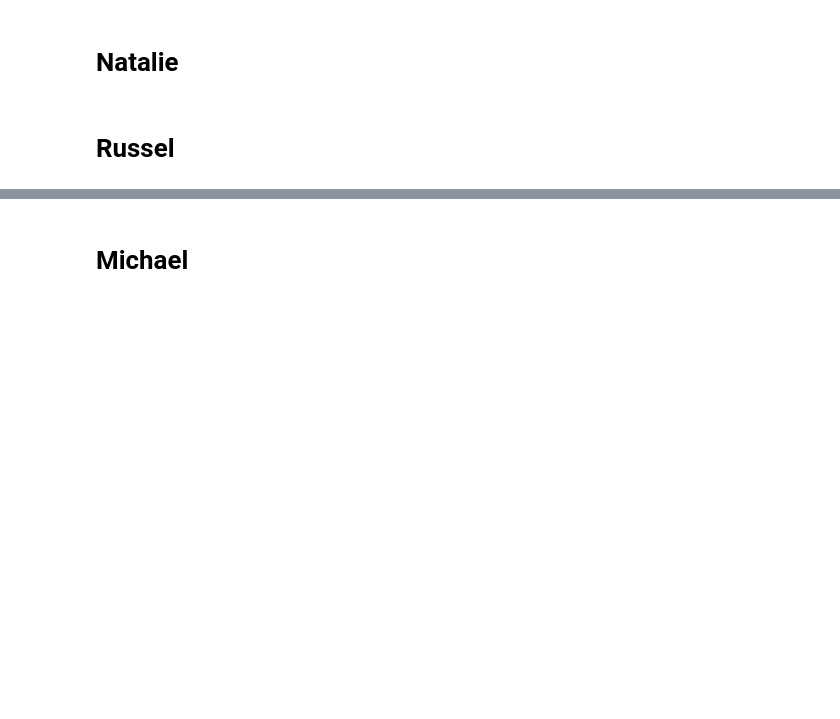
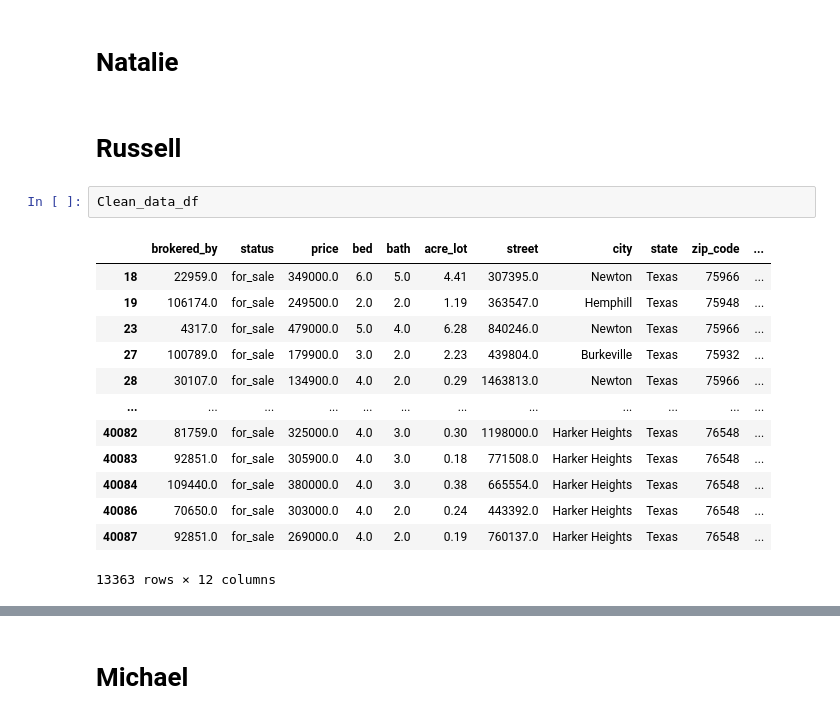
Before and after one commit to trentlerma/groupthreeproject, a Jupyter notebook: Project 2.ipynb, the cells around one changed output, grey strips where cells are left out. Saved outputs shown, nothing was run; the diff lists cells and outputs as text; blank space fills up the shorter version.

```diff
--- a/Project 2.ipynb
+++ b/Project 2.ipynb
@@ -618,4 +655,20 @@ NameError: name 'RandomForestClassifier' is not defined
 # %% [markdown]
 # Natalie
 # %% [markdown]
-# Russel
+# Russell
+# %%
+Clean_data_df
+# %% [output]
+|  | brokered_by | status | price | bed | bath | acre_lot | street | city | state | zip_code | ... |
+| 18 | 22959.0 | for_sale | 349000.0 | 6.0 | 5.0 | 4.41 | 307395.0 | Newton | Texas | 75966 | ... |
+| 19 | 106174.0 | for_sale | 249500.0 | 2.0 | 2.0 | 1.19 | 363547.0 | Hemphill | Texas | 75948 | ... |
+| 23 | 4317.0 | for_sale | 479000.0 | 5.0 | 4.0 | 6.28 | 840246.0 | Newton | Texas | 75966 | ... |
+| 27 | 100789.0 | for_sale | 179900.0 | 3.0 | 2.0 | 2.23 | 439804.0 | Burkeville | Texas | 75932 | ... |
+| 28 | 30107.0 | for_sale | 134900.0 | 4.0 | 2.0 | 0.29 | 1463813.0 | Newton | Texas | 75966 | ... |
+| ... | ... | ... | ... | ... | ... | ... | ... | ... | ... | ... | ... |
+| 40082 | 81759.0 | for_sale | 325000.0 | 4.0 | 3.0 | 0.30 | 1198000.0 | Harker Heights | Texas | 76548 | ... |
+| 40083 | 92851.0 | for_sale | 305900.0 | 4.0 | 3.0 | 0.18 | 771508.0 | Harker Heights | Texas | 76548 | ... |
+| 40084 | 109440.0 | for_sale | 380000.0 | 4.0 | 3.0 | 0.38 | 665554.0 | Harker Heights | Texas | 76548 | ... |
+| 40086 | 70650.0 | for_sale | 303000.0 | 4.0 | 2.0 | 0.24 | 443392.0 | Harker Heights | Texas | 76548 | ... |
+| 40087 | 92851.0 | for_sale | 269000.0 | 4.0 | 2.0 | 0.19 | 760137.0 | Harker Heights | Texas | 76548 | ... |
+13363 rows × 12 columns
```
Also changed, not shown: parts of 14 cells of this notebook.
